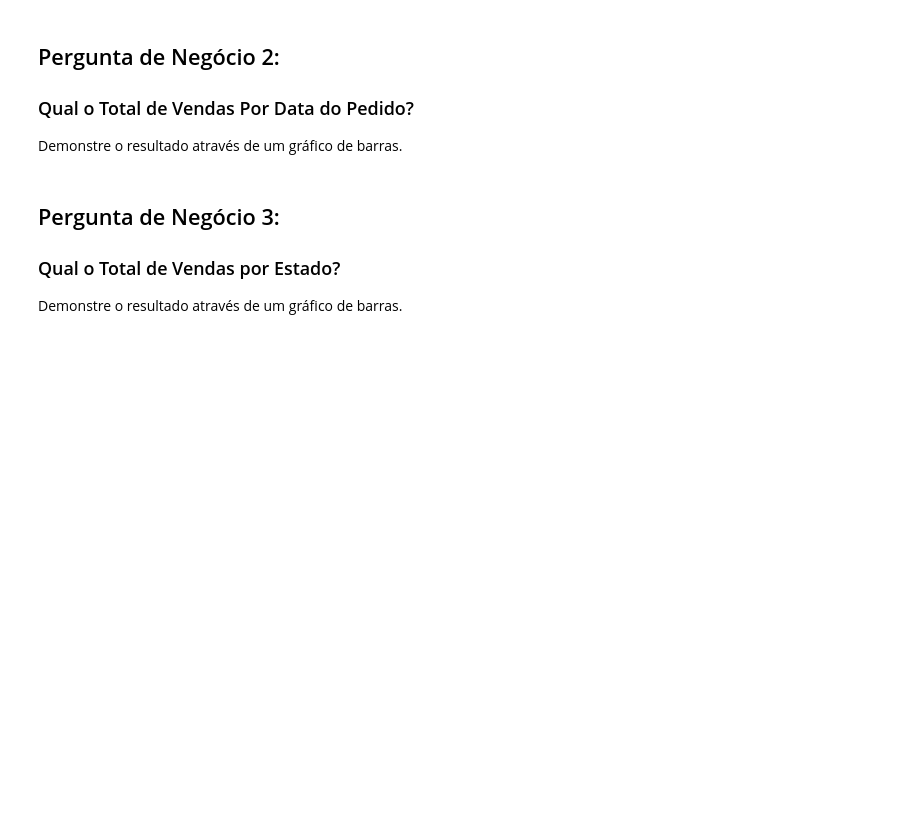
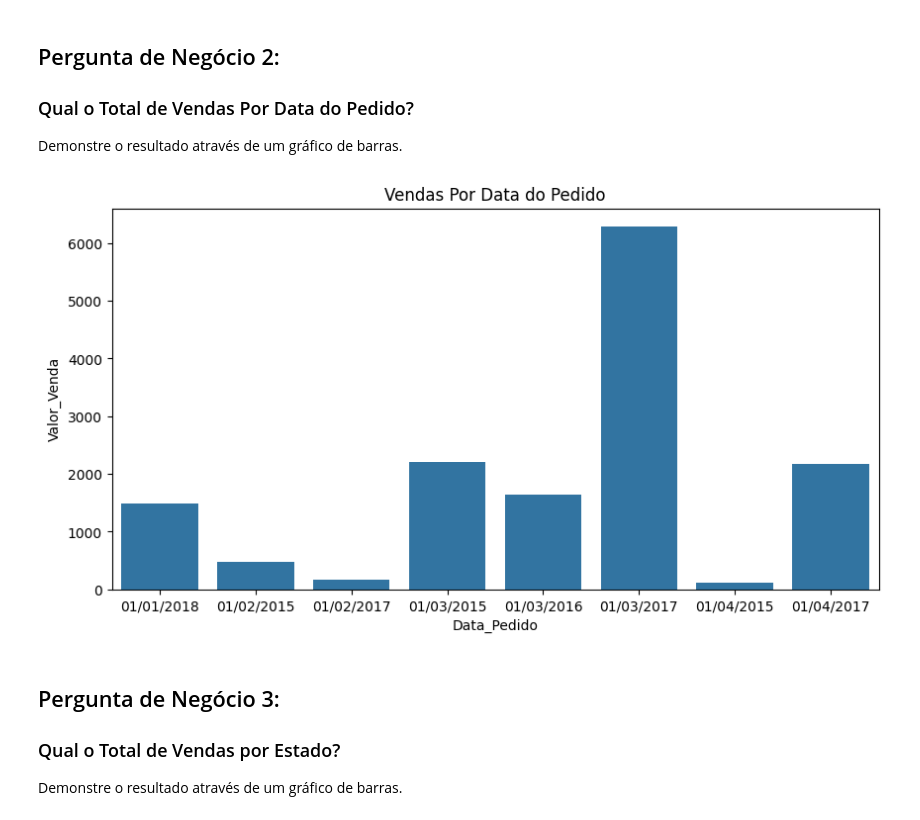
Before and after one commit to DraculK/DSA_Project_2, a Jupyter notebook: Projeto2.ipynb, the cells around one changed output. Saved outputs shown, nothing was run; the diff lists cells and outputs as text; code cells hidden in the pictures; blank space fills up the shorter version.

```diff
--- a/Projeto2.ipynb
+++ b/Projeto2.ipynb
@@ -136,6 +136,17 @@ Name: Valor_Venda, dtype: float64
 ### Qual o Total de Vendas Por Data do Pedido?
 
 Demonstre o resultado através de um gráfico de barras.
+# %%
+valores_datas = df_dsa.groupby('Data_Pedido')['Valor_Venda'].sum().reset_index()
+# Apenas uma amostra
+valores_datas = valores_datas.head(8)
+fig = plt.figure(figsize = (10, 5))
+sns.barplot(data = valores_datas,
+            y = 'Valor_Venda',
+            x = 'Data_Pedido').set(title = 'Vendas Por Data do Pedido')
+plt.show()
+# %% [output]
+[figure, added]
 # %% [markdown]
 ## Pergunta de Negócio 3:
 
```
Also changed, not shown: parts of 4 cells of this notebook.
